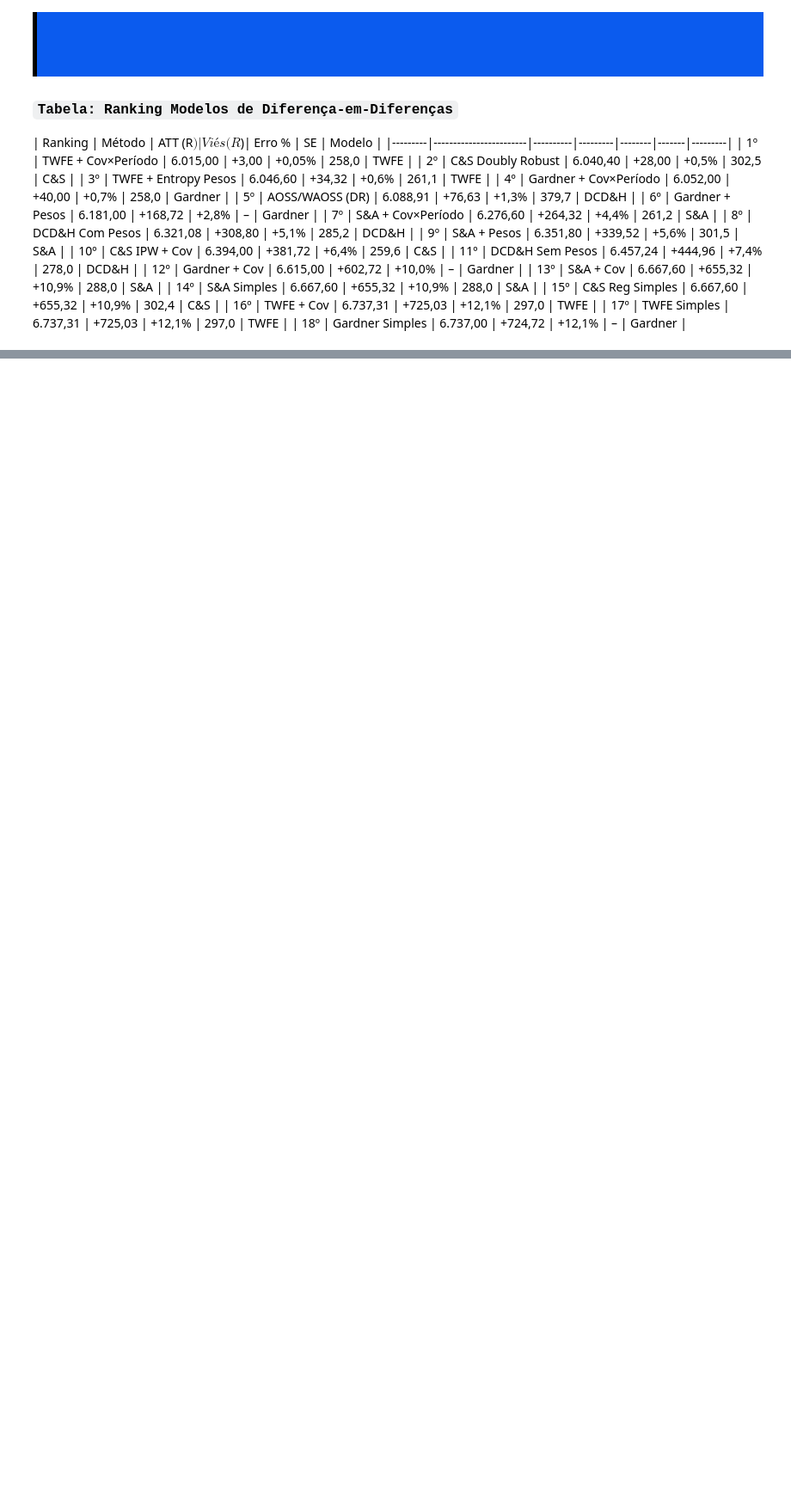
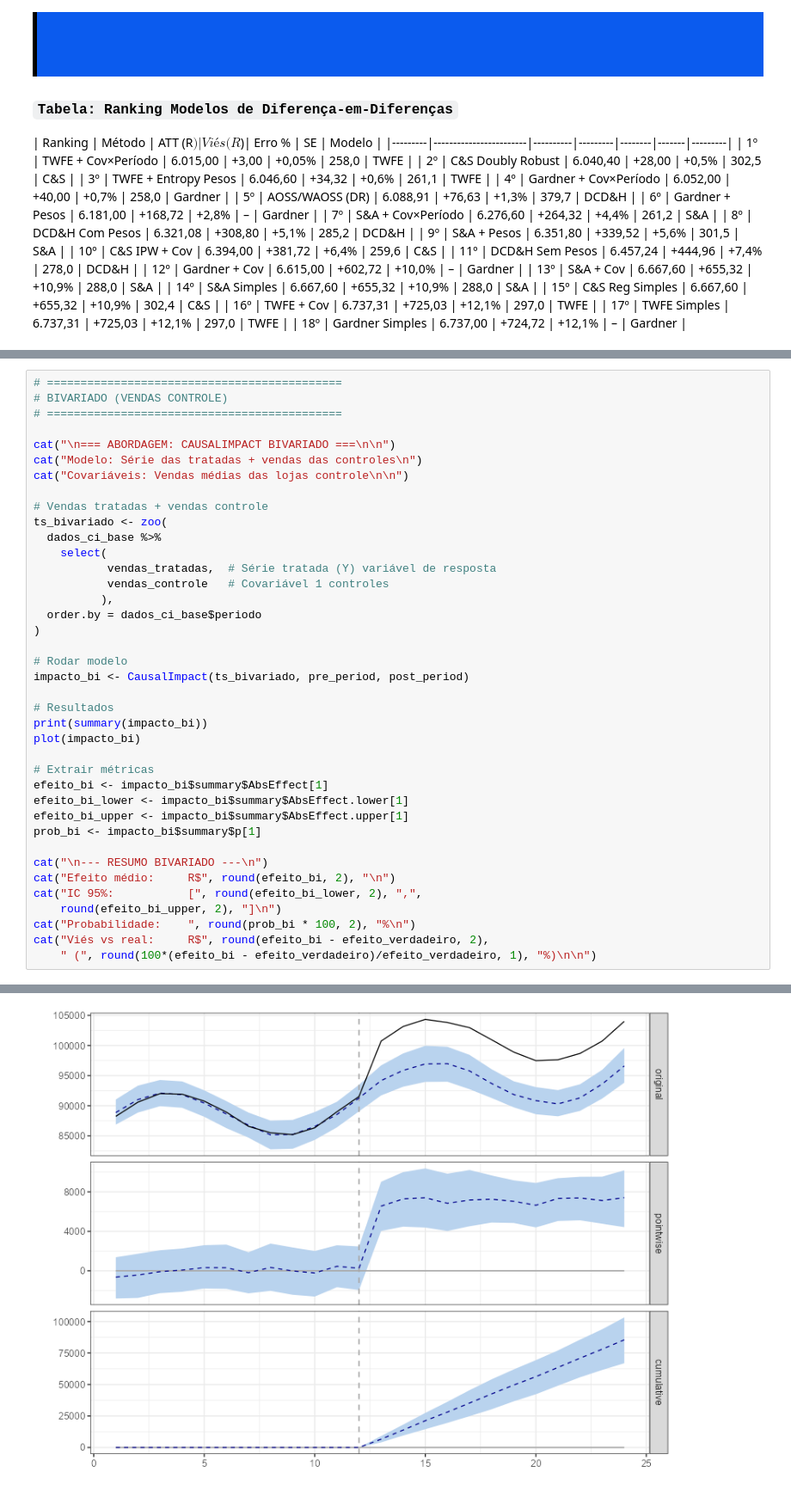
Before and after one commit to silviopaula/ciencia-dados-portifolio, a Jupyter notebook: Marketing_causal_inference/Script R- Marketing e inferência causal.ipynb, the cells around one changed output, grey strips where cells are left out. Shown at 86% size. Cells and saved outputs as stored; diff of their text form; blank space fills up the shorter version.

```diff
--- a/Marketing_causal_inference/Script R- Marketing e inferência causal.ipynb
+++ b/Marketing_causal_inference/Script R- Marketing e inferência causal.ipynb
@@ -5457,0 +4073,40 @@ Efeito causal (System GMM): 6378.91
+# %%
+# ============================================
+# BIVARIADO (VENDAS CONTROLE)
+# ============================================
+
+cat("\n=== ABORDAGEM: CAUSALIMPACT BIVARIADO ===\n\n")
+cat("Modelo: Série das tratadas + vendas das controles\n")
+cat("Covariáveis: Vendas médias das lojas controle\n\n")
+
+# Vendas tratadas + vendas controle
+ts_bivariado <- zoo(
+  dados_ci_base %>%
+    select(
+           vendas_tratadas,  # Série tratada (Y) variável de resposta
+           vendas_controle   # Covariável 1 controles
+          ),
+  order.by = dados_ci_base$periodo
+)
+
+# Rodar modelo
+impacto_bi <- CausalImpact(ts_bivariado, pre_period, post_period)
+
+# Resultados
+print(summary(impacto_bi))
+plot(impacto_bi)
+
+# Extrair métricas
+efeito_bi <- impacto_bi$summary$AbsEffect[1]
+efeito_bi_lower <- impacto_bi$summary$AbsEffect.lower[1]
+efeito_bi_upper <- impacto_bi$summary$AbsEffect.upper[1]
+prob_bi <- impacto_bi$summary$p[1]
+
+cat("\n--- RESUMO BIVARIADO ---\n")
+cat("Efeito médio:     R$", round(efeito_bi, 2), "\n")
+cat("IC 95%:           [", round(efeito_bi_lower, 2), ",",
+    round(efeito_bi_upper, 2), "]\n")
+cat("Probabilidade:    ", round(prob_bi * 100, 2), "%\n")
+cat("Viés vs real:     R$", round(efeito_bi - efeito_verdadeiro, 2),
+    " (", round(100*(efeito_bi - efeito_verdadeiro)/efeito_verdadeiro, 1), "%)\n\n")
+# %% [output]
@@ -5457,0 +4130 @@ Efeito causal (System GMM): 6378.91
+[figure, added]
```
Also changed, not shown: parts of 67 cells of this notebook, 8 other files.
